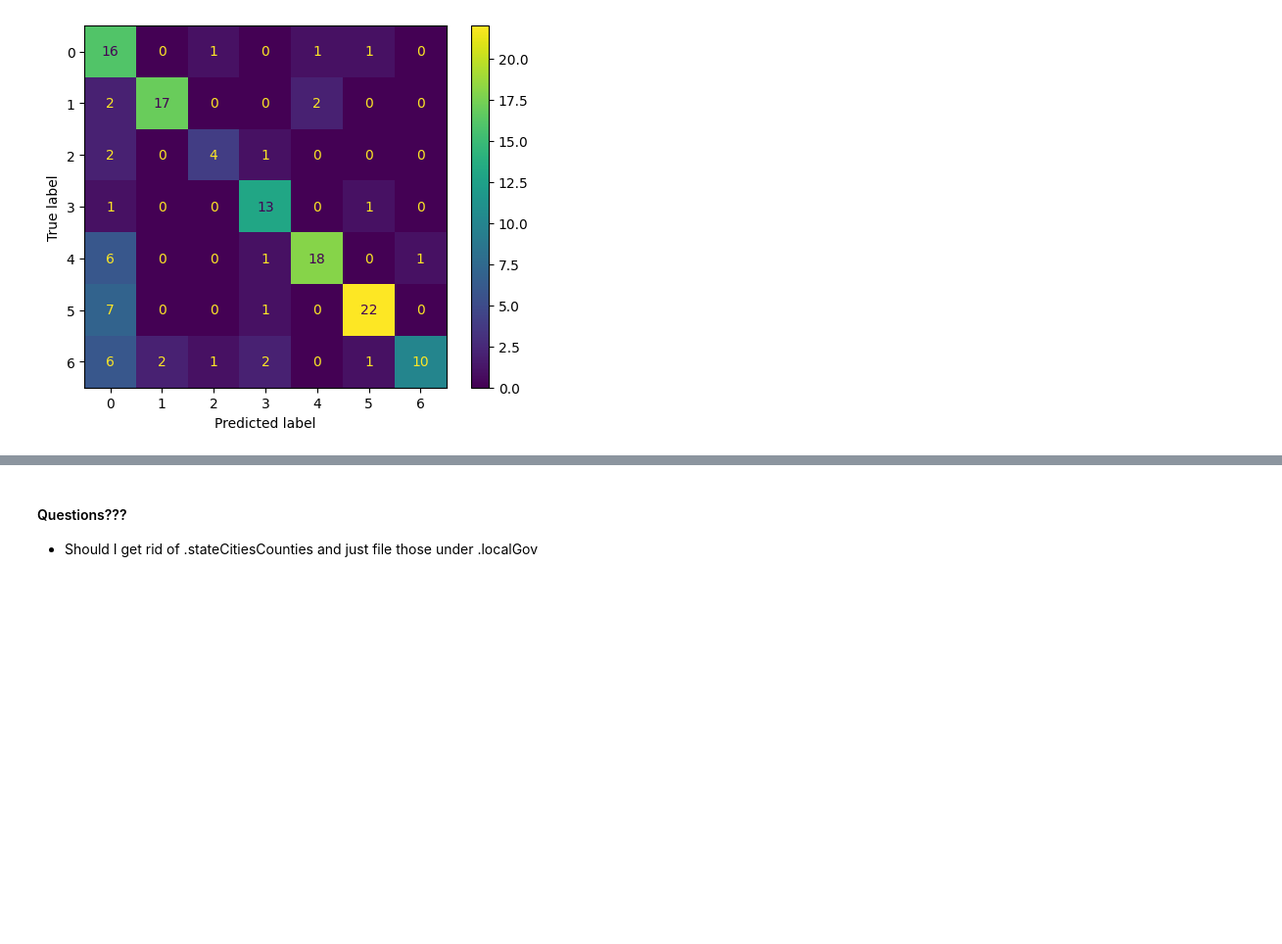
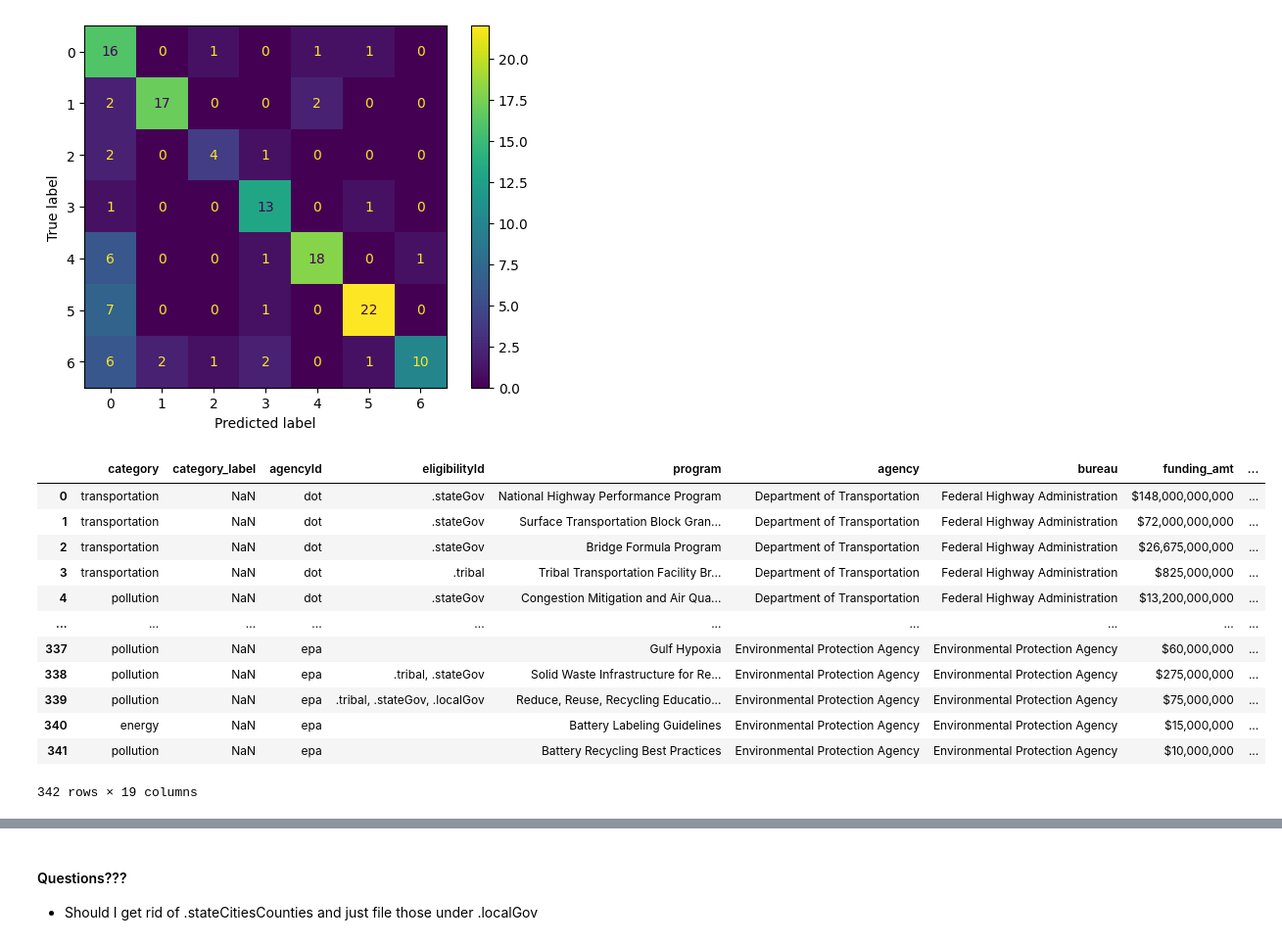
Before and after one commit to osiau/CEED, a Jupyter notebook: parse.ipynb, the cells around one changed output, grey strips where cells are left out. Shown: that part at 98% size. Drawn from its saved outputs; the diff is of its cells as text; code cells hidden in the pictures; blank space fills up the shorter version.

Commit message:
update category column

```diff
--- a/parse.ipynb
+++ b/parse.ipynb
@@ -334,6 +316,35 @@ disp.plot()
 plt.show()
 # %% [output]
 [figure]
+# %%
+#apply model to new data
+X_train, X_test, y_train, y_test = train_test_split(ajcDf['description'], ajcDf['category'], test_size=0.33, random_state = 0)
+count_vect = CountVectorizer()
+X_train_counts = count_vect.fit_transform(X_train)
+tfidf_transformer = TfidfTransformer()
+X_train_tfidf = tfidf_transformer.fit_transform(X_train_counts)
+model = LogisticRegression(random_state=0).fit(X_train_tfidf, y_train)
+# Convert a collection of text documents to a vector of term/token counts.
+cntVectData = count_vect.transform(pdfDT['description'])
+
+#RUN Prediction
+pdfDT['category'] = model.predict(cntVectData)
+pdfDT
+#pdfDT.to_csv('AJCspreadsheet_replica.csv', index=False)
+# %% [output]
+|  | category | category_label | agencyId | eligibilityId | program | agency | bureau | funding_amt | ... |
+| 0 | transportation | NaN | dot | .stateGov | National Highway Performance Program | Department of Transportation | Federal Highway Administration | $148,000,000,000 | ... |
+| 1 | transportation | NaN | dot | .stateGov | Surface Transportation Block Gran... | Department of Transportation | Federal Highway Administration | $72,000,000,000 | ... |
+| 2 | transportation | NaN | dot | .stateGov | Bridge Formula Program | Department of Transportation | Federal Highway Administration | $26,675,000,000 | ... |
+| 3 | transportation | NaN | dot | .tribal | Tribal Transportation Facility Br... | Department of Transportation | Federal Highway Administration | $825,000,000 | ... |
+| 4 | pollution | NaN | dot | .stateGov | Congestion Mitigation and Air Qua... | Department of Transportation | Federal Highway Administration | $13,200,000,000 | ... |
+| ... | ... | ... | ... | ... | ... | ... | ... | ... | ... |
+| 337 | pollution | NaN | epa |  | Gulf Hypoxia | Environmental Protection Agency | Environmental Protection Agency | $60,000,000 | ... |
+| 338 | pollution | NaN | epa | .tribal, .stateGov | Solid Waste Infrastructure for Re... | Environmental Protection Agency | Environmental Protection Agency | $275,000,000 | ... |
+| 339 | pollution | NaN | epa | .tribal, .stateGov, .localGov | Reduce, Reuse, Recycling Educatio... | Environmental Protection Agency | Environmental Protection Agency | $75,000,000 | ... |
+| 340 | energy | NaN | epa |  | Battery Labeling Guidelines | Environmental Protection Agency | Environmental Protection Agency | $15,000,000 | ... |
+| 341 | pollution | NaN | epa |  | Battery Recycling Best Practices | Environmental Protection Agency | Environmental Protection Agency | $10,000,000 | ... |
+342 rows × 19 columns
 # %% [markdown]
 #### Edge Cases (&Upgrades)... [and general todos] to work on: ####
 
```
Also changed, not shown: parts of 4 cells of this notebook, 1 other file.
